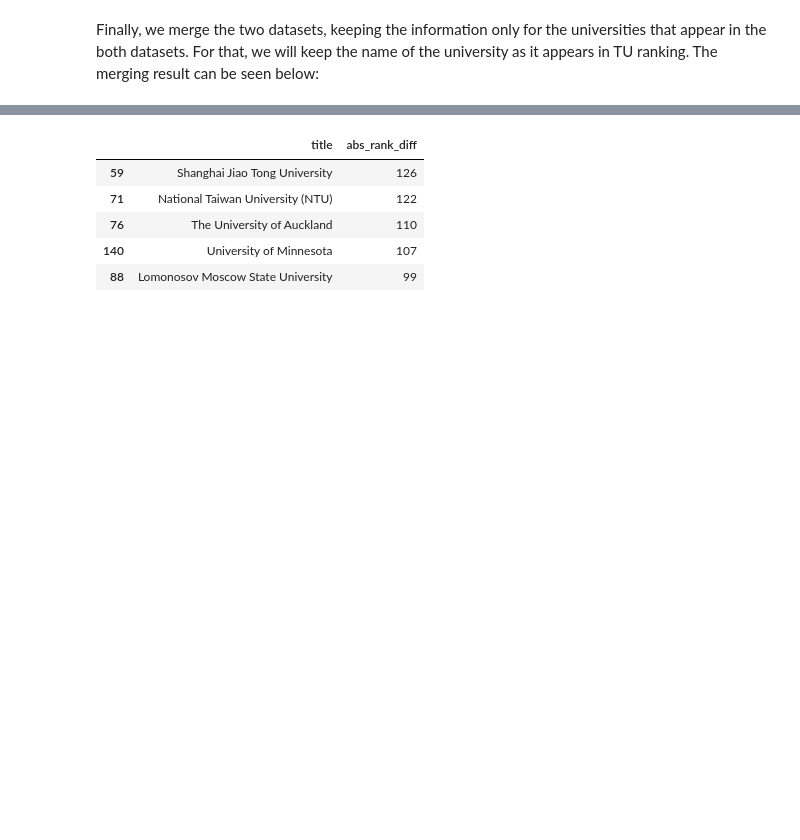
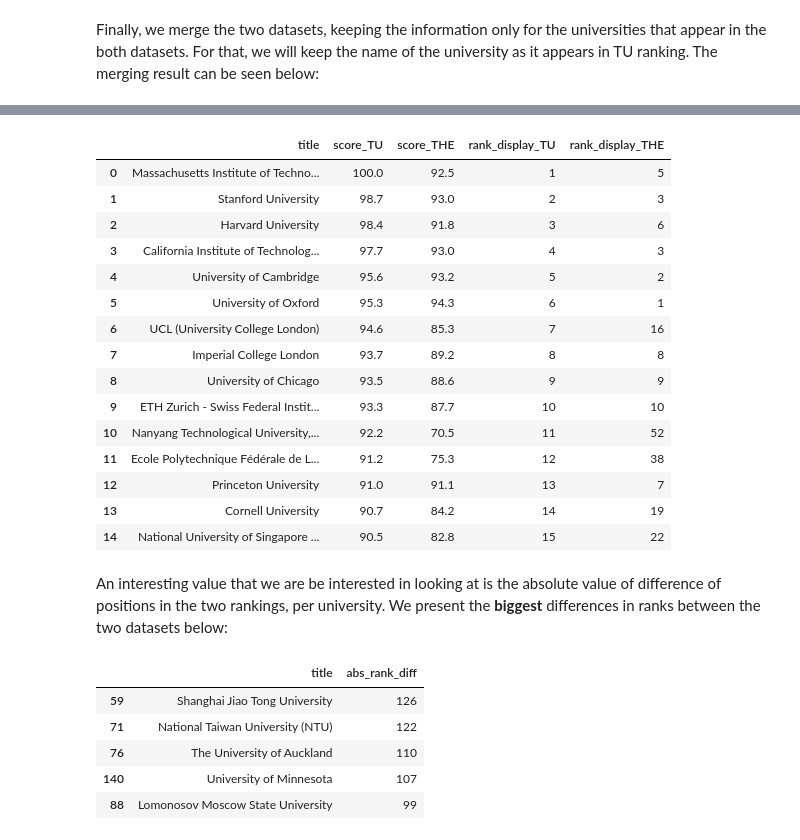
Before and after one commit to baetuc/ADA-CS-401, a Jupyter notebook: 02 - Data from the Web/Homework 2.ipynb, the cells around one changed output, grey strips where cells are left out. Saved outputs shown, nothing was run; the diff lists cells and outputs as text; code cells hidden in the pictures; blank space fills up the shorter version.

```diff
--- a/02 - Data from the Web/Homework 2.ipynb
+++ b/02 - Data from the Web/Homework 2.ipynb
@@ -870,3 +872,25 @@ Also, really interesting is the difference in positions/ranks for universities,
+# %%
+merged_df[['title', 'score_TU', 'score_THE',
+           'rank_display_TU', 'rank_display_THE']].head(15)
+# %% [output]
+|  | title | score_TU | score_THE | rank_display_TU | rank_display_THE |
+| 0 | Massachusetts Institute of Techno... | 100.0 | 92.5 | 1 | 5 |
+| 1 | Stanford University | 98.7 | 93.0 | 2 | 3 |
+| 2 | Harvard University | 98.4 | 91.8 | 3 | 6 |
+| 3 | California Institute of Technolog... | 97.7 | 93.0 | 4 | 3 |
+| 4 | University of Cambridge | 95.6 | 93.2 | 5 | 2 |
+| 5 | University of Oxford | 95.3 | 94.3 | 6 | 1 |
+| 6 | UCL (University College London) | 94.6 | 85.3 | 7 | 16 |
+| 7 | Imperial College London | 93.7 | 89.2 | 8 | 8 |
+| 8 | University of Chicago | 93.5 | 88.6 | 9 | 9 |
+| 9 | ETH Zurich - Swiss Federal Instit... | 93.3 | 87.7 | 10 | 10 |
+| 10 | Nanyang Technological University,... | 92.2 | 70.5 | 11 | 52 |
+| 11 | Ecole Polytechnique Fédérale de L... | 91.2 | 75.3 | 12 | 38 |
+| 12 | Princeton University | 91.0 | 91.1 | 13 | 7 |
+| 13 | Cornell University | 90.7 | 84.2 | 14 | 19 |
+| 14 | National University of Singapore ... | 90.5 | 82.8 | 15 | 22 |
+# %% [markdown]
+An interesting value that we are be interested in looking at is the absolute value of difference of positions in the two rankings, per university. We present the **biggest** differences in ranks between the two datasets below:
 # %%
 score_difference = pd.DataFrame(merged_df['title'])
 score_difference['abs_rank_diff'] = (merged_df['rank_display_THE'] - merged_df['rank_display_TU']).apply(abs)
```
Also changed, not shown: parts of 30 cells of this notebook.
